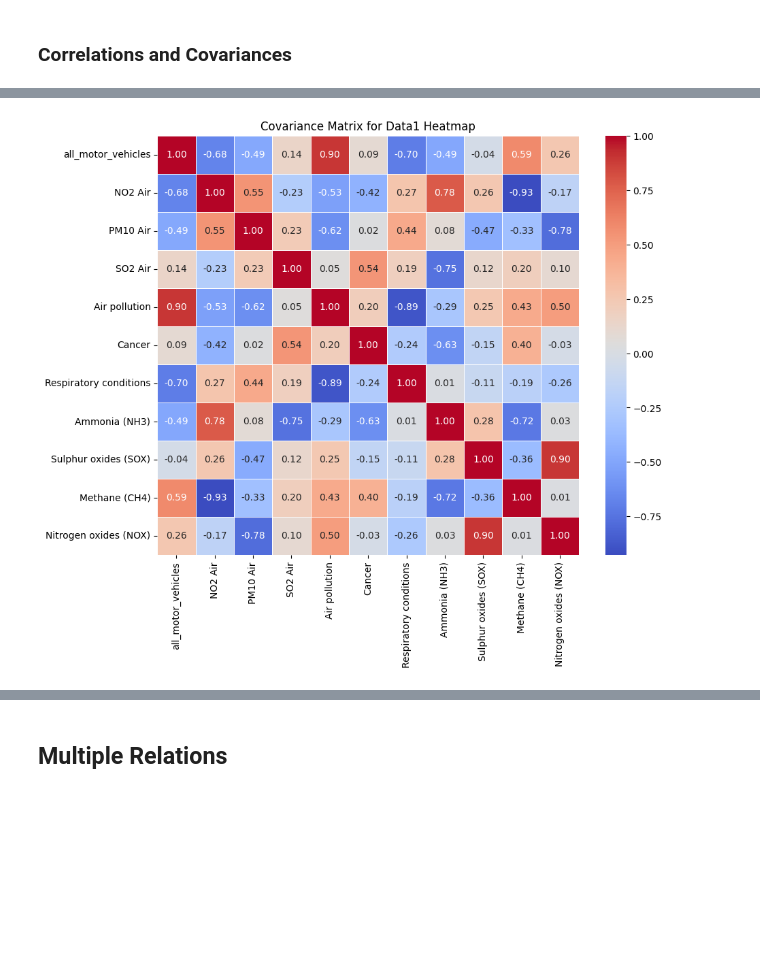
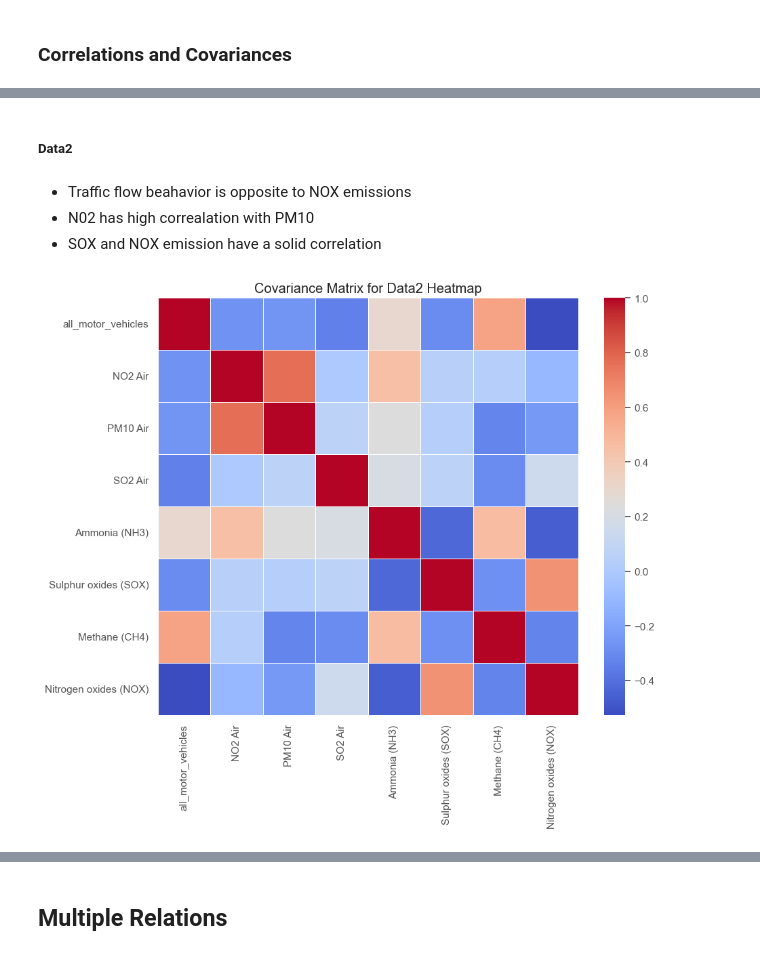
Before and after one commit to GuilhermeCasal/DataManagementFCD, a Jupyter notebook: secondDelivery.ipynb, the cells around one changed output, grey strips where cells are left out. Cells and saved outputs as stored; diff of their text form; code cells hidden in the pictures; blank space fills up the shorter version.

```diff
--- a/secondDelivery.ipynb
+++ b/secondDelivery.ipynb
@@ -74,0 +191,2 @@ data2.describe()
+# %%
+lambdas = plot_dist(data2,figsize=(8,12))
@@ -74,0 +195,5 @@ data2.describe()
+# %%
+lambdas = pd.DataFrame(lambdas).T
+data2_old = data2
+data2 = pd.DataFrame(data2.values** lambdas.values.flatten(),columns=data2.columns)
+data2.index = data2_old.index
@@ -74,0 +229,3 @@ data2.describe()
+# %%
+data2=(data2-data2.mean())/data2.std()
+data2
@@ -126,7 +284,18 @@ data2CovMatrix = data2Norm.cov()
+# %% [markdown]
+##### Data2
+# %%
+['Methane (CH4)', 'all_motor_vehicles', 'Respiratory conditions',
+                  'Air pollution','PM10 Air','NO2 Air',
+                  'Cancer','SO2 Air','Ammonia (NH3)']
+corr2 = data2.corr()
+# %% [markdown]
+- Traffic flow beahavior is opposite to NOX emissions
+- N02 has high correalation with PM10
+- SOX and NOX emission have a solid correlation
 # %%
 plt.figure(figsize=(10, 8))
-sns.heatmap(data1CovMatrix, annot=True, cmap='coolwarm', fmt=".2f", linewidths=0.5)
-plt.title('Covariance Matrix for Data1 Heatmap')
+sns.heatmap(corr2, cmap='coolwarm', fmt=".2f", linewidths=0.5,)
+plt.title('Covariance Matrix for Data2 Heatmap')
 plt.show()
 # %% [output]
-[figure, old version]
+[figure, new version]
```
Also changed, not shown: parts of 123 cells of this notebook, 1 other file.
